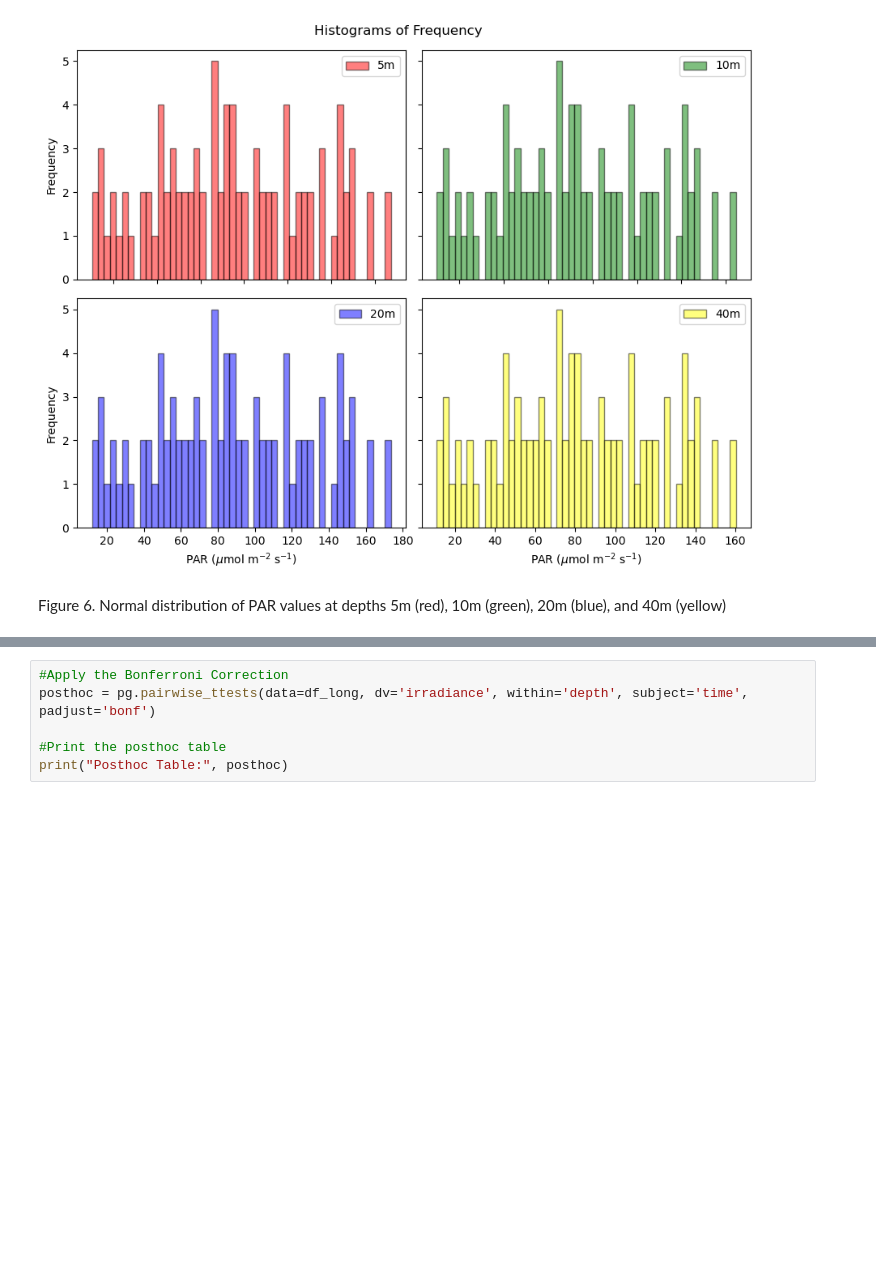
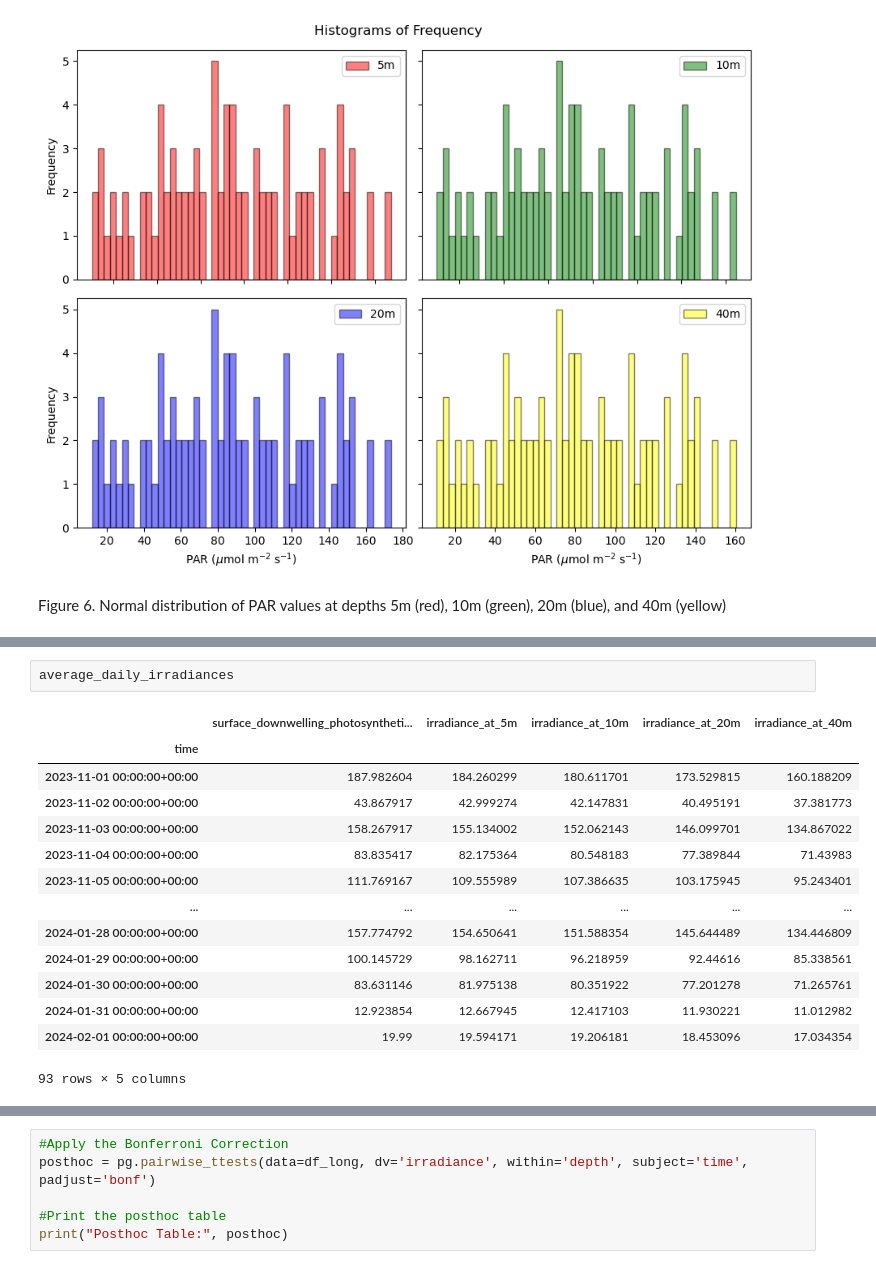
Before and after one commit to natcolao/Draft-proposal, a Jupyter notebook: Blue_light_depth_analysis.ipynb, the cells around one changed output, grey strips where cells are left out. Drawn from its saved outputs; the diff is of its cells as text; blank space fills up the shorter version.

```diff
--- a/Blue_light_depth_analysis.ipynb
+++ b/Blue_light_depth_analysis.ipynb
@@ -226,3 +226,20 @@ The results of the repeated measures ANOVA reveals that the data violates the sp
+# %%
+average_daily_irradiances
+# %% [output]
+|  | surface_downwelling_photosyntheti... | irradiance_at_5m | irradiance_at_10m | irradiance_at_20m | irradiance_at_40m |
+| time |  |  |  |  |  |
+| 2023-11-01 00:00:00+00:00 | 187.982604 | 184.260299 | 180.611701 | 173.529815 | 160.188209 |
+| 2023-11-02 00:00:00+00:00 | 43.867917 | 42.999274 | 42.147831 | 40.495191 | 37.381773 |
+| 2023-11-03 00:00:00+00:00 | 158.267917 | 155.134002 | 152.062143 | 146.099701 | 134.867022 |
+| 2023-11-04 00:00:00+00:00 | 83.835417 | 82.175364 | 80.548183 | 77.389844 | 71.43983 |
+| 2023-11-05 00:00:00+00:00 | 111.769167 | 109.555989 | 107.386635 | 103.175945 | 95.243401 |
+| ... | ... | ... | ... | ... | ... |
+| 2024-01-28 00:00:00+00:00 | 157.774792 | 154.650641 | 151.588354 | 145.644489 | 134.446809 |
+| 2024-01-29 00:00:00+00:00 | 100.145729 | 98.162711 | 96.218959 | 92.44616 | 85.338561 |
+| 2024-01-30 00:00:00+00:00 | 83.631146 | 81.975138 | 80.351922 | 77.201278 | 71.265761 |
+| 2024-01-31 00:00:00+00:00 | 12.923854 | 12.667945 | 12.417103 | 11.930221 | 11.012982 |
+| 2024-02-01 00:00:00+00:00 | 19.99 | 19.594171 | 19.206181 | 18.453096 | 17.034354 |
+93 rows × 5 columns
 # %%
 #In order to perform a repeated measures ANOVA, the dataset must be in a long format not wide format
 
```
Also changed, not shown: parts of 10 cells of this notebook, 1 other file.
